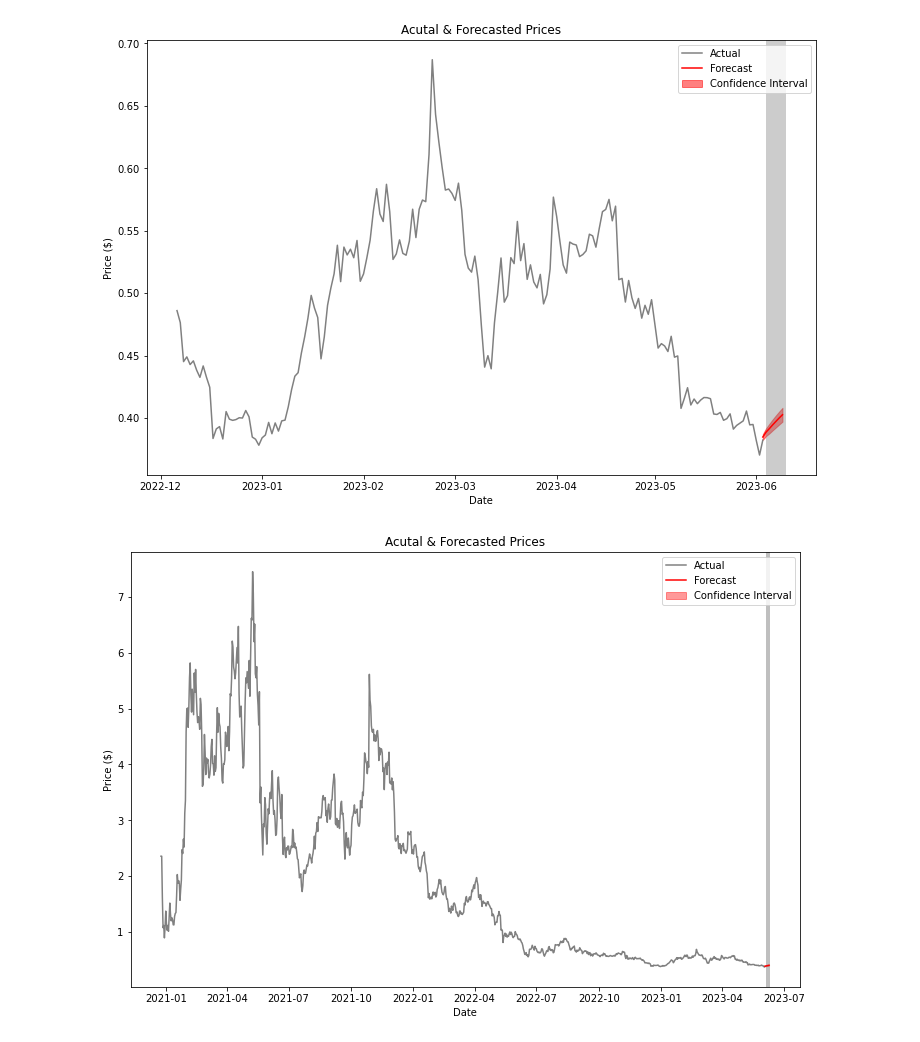
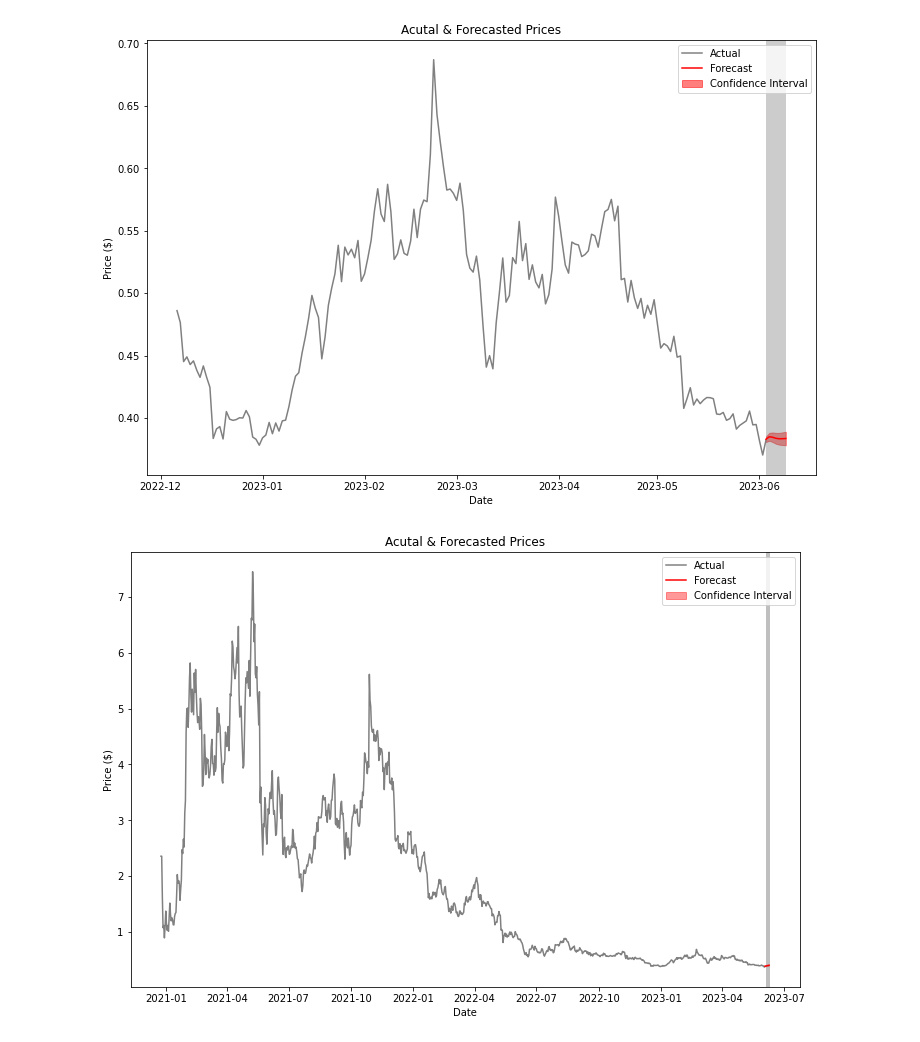
Before and after one commit to hyunhp/cryptocurrency, a Jupyter notebook: eda/forecasting.ipynb, the cells around one changed output. Cells and saved outputs as stored; diff of their text form; code cells hidden in the pictures.

Commit message:
forecast done

```diff
--- a/eda/forecasting.ipynb
+++ b/eda/forecasting.ipynb
@@ -25,7 +25,7 @@ total_df.set_index('snapped_at', inplace=True)
 total_df.sort_index(inplace=True)
 
 # Fit the ARIMA model
-model = ARIMA(total_df['price'], order=(2, 0, 2))  # Set the order of the AR, I, and MA components
+model = ARIMA(total_df['price'], order=(2, 1, 3))  # Set the order of the AR, I, and MA components
 model_fit = model.fit()
 
 # Forecast 7 days future prices
@@ -39,35 +39,35 @@ percentage_change = (forecast_values / last_day_price - 1) * 100
 
 # Create a new index for the forecasted values
 forecast_index = pd.date_range(start=total_df.index[-1], periods=7, freq='D')
 forecast_values = forecast_values.tolist()
 
 plt.figure(figsize=(12, 8))
 plt.plot(total_df.index, total_df['price'], label='Actual',  color = 'grey')
 plt.plot(forecast_index, forecast_values, label='Forecast', color='red')
 
-for i in range(1, len(forecast_index)):
+for i in range(0, len(forecast_index)-1):
     plt.axvspan(forecast_index[i], forecast_index[i] + pd.Timedelta(days=1), facecolor='grey', alpha=0.4)
 
 lower_bound = conf_int['lower price'].tolist()
 upper_bound = conf_int['upper price'].tolist()
 plt.fill_between(forecast_index, lower_bound, upper_bound, color='red', alpha=0.5, label='Confidence Interval')
 
 plt.xlabel('Date')
 plt.ylabel('Price ($)')
 plt.title('Acutal & Forecasted Prices')
 plt.legend(loc='upper right')
 plt.show()
 
 # Create a dataframe with predicted values and percentage change
 forecast_df = pd.DataFrame({
     'Base Date': total_df.index[-1],
     'Date': forecast_index + pd.Timedelta(days=1),
     'Base Price': [total_df['price'].iloc[-1]] * 7,
     'Forecast': forecast_values,
     'Percentage Change': percentage_change
 }).reset_index(drop=True)
 # %% [output]
-[figure, old version]
+[figure, new version]
 # %%
 # Set the date column as the index
 df['snapped_at'] = pd.to_datetime(df['snapped_at'])
```
Also changed, not shown: 7 other files.
